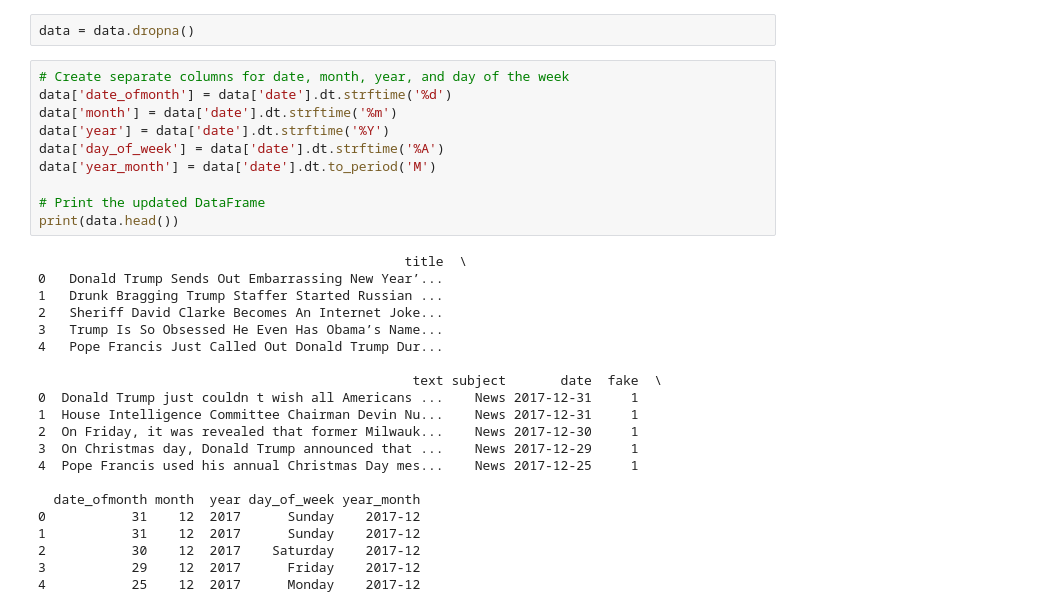
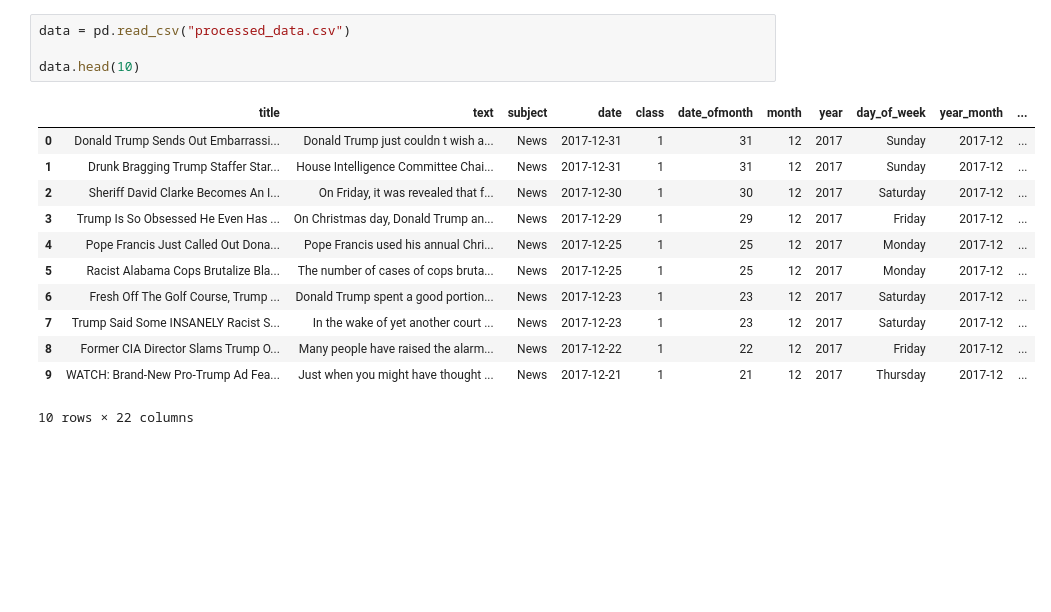
Before and after one commit to brandonyhr98/BT4222-Group-Project, a Jupyter notebook: EDA.ipynb, the cells around one changed output. Saved outputs shown, nothing was run; the diff lists cells and outputs as text; blank space fills up the shorter version.

```diff
--- a/EDA.ipynb
+++ b/EDA.ipynb
@@ -33,34 +6,18 @@ Name: date, dtype: datetime64[ns]
-# %%
-data = data.dropna()
-# %%
-# Create separate columns for date, month, year, and day of the week
-data['date_ofmonth'] = data['date'].dt.strftime('%d')
-data['month'] = data['date'].dt.strftime('%m')
-data['year'] = data['date'].dt.strftime('%Y')
-data['day_of_week'] = data['date'].dt.strftime('%A')
-data['year_month'] = data['date'].dt.to_period('M')
-
-# Print the updated DataFrame
-print(data.head())
-# %% [output]
-                                               title  \
-0   Donald Trump Sends Out Embarrassing New Year’...
-1   Drunk Bragging Trump Staffer Started Russian ...
-2   Sheriff David Clarke Becomes An Internet Joke...
-3   Trump Is So Obsessed He Even Has Obama’s Name...
-4   Pope Francis Just Called Out Donald Trump Dur...
-
-                                                text subject       date  fake  \
-0  Donald Trump just couldn t wish all Americans ...    News 2017-12-31     1
-1  House Intelligence Committee Chairman Devin Nu...    News 2017-12-31     1
-2  On Friday, it was revealed that former Milwauk...    News 2017-12-30     1
-3  On Christmas day, Donald Trump announced that ...    News 2017-12-29     1
-4  Pope Francis used his annual Christmas Day mes...    News 2017-12-25     1
-
-  date_ofmonth month  year day_of_week year_month
-0           31    12  2017      Sunday    2017-12
-1           31    12  2017      Sunday    2017-12
-2           30    12  2017    Saturday    2017-12
-3           29    12  2017      Friday    2017-12
-4           25    12  2017      Monday    2017-12
+# %%
+data = pd.read_csv("processed_data.csv")
+
+data.head(10)
+# %% [output]
+|  | title | text | subject | date | class | date_ofmonth | month | year | day_of_week | year_month | ... |
+| 0 | Donald Trump Sends Out Embarrassi... | Donald Trump just couldn t wish a... | News | 2017-12-31 | 1 | 31 | 12 | 2017 | Sunday | 2017-12 | ... |
+| 1 | Drunk Bragging Trump Staffer Star... | House Intelligence Committee Chai... | News | 2017-12-31 | 1 | 31 | 12 | 2017 | Sunday | 2017-12 | ... |
+| 2 | Sheriff David Clarke Becomes An I... | On Friday, it was revealed that f... | News | 2017-12-30 | 1 | 30 | 12 | 2017 | Saturday | 2017-12 | ... |
+| 3 | Trump Is So Obsessed He Even Has ... | On Christmas day, Donald Trump an... | News | 2017-12-29 | 1 | 29 | 12 | 2017 | Friday | 2017-12 | ... |
+| 4 | Pope Francis Just Called Out Dona... | Pope Francis used his annual Chri... | News | 2017-12-25 | 1 | 25 | 12 | 2017 | Monday | 2017-12 | ... |
+| 5 | Racist Alabama Cops Brutalize Bla... | The number of cases of cops bruta... | News | 2017-12-25 | 1 | 25 | 12 | 2017 | Monday | 2017-12 | ... |
+| 6 | Fresh Off The Golf Course, Trump ... | Donald Trump spent a good portion... | News | 2017-12-23 | 1 | 23 | 12 | 2017 | Saturday | 2017-12 | ... |
+| 7 | Trump Said Some INSANELY Racist S... | In the wake of yet another court ... | News | 2017-12-23 | 1 | 23 | 12 | 2017 | Saturday | 2017-12 | ... |
+| 8 | Former CIA Director Slams Trump O... | Many people have raised the alarm... | News | 2017-12-22 | 1 | 22 | 12 | 2017 | Friday | 2017-12 | ... |
+| 9 | WATCH: Brand-New Pro-Trump Ad Fea... | Just when you might have thought ... | News | 2017-12-21 | 1 | 21 | 12 | 2017 | Thursday | 2017-12 | ... |
+10 rows × 22 columns
 # %%
```
Also changed, not shown: parts of 4 cells of this notebook, 2 other files.
